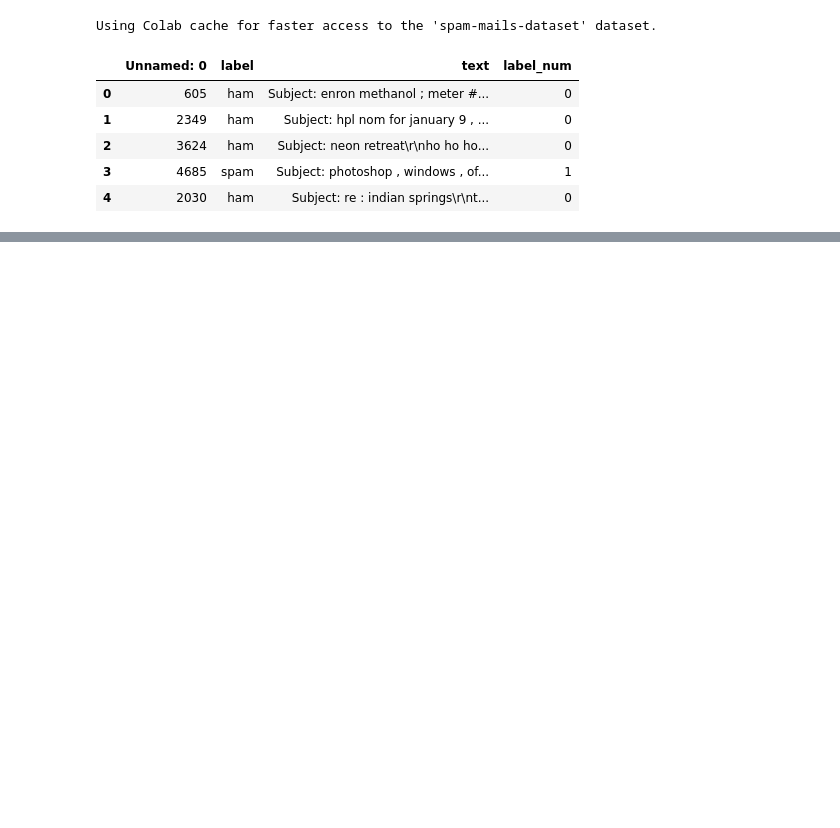
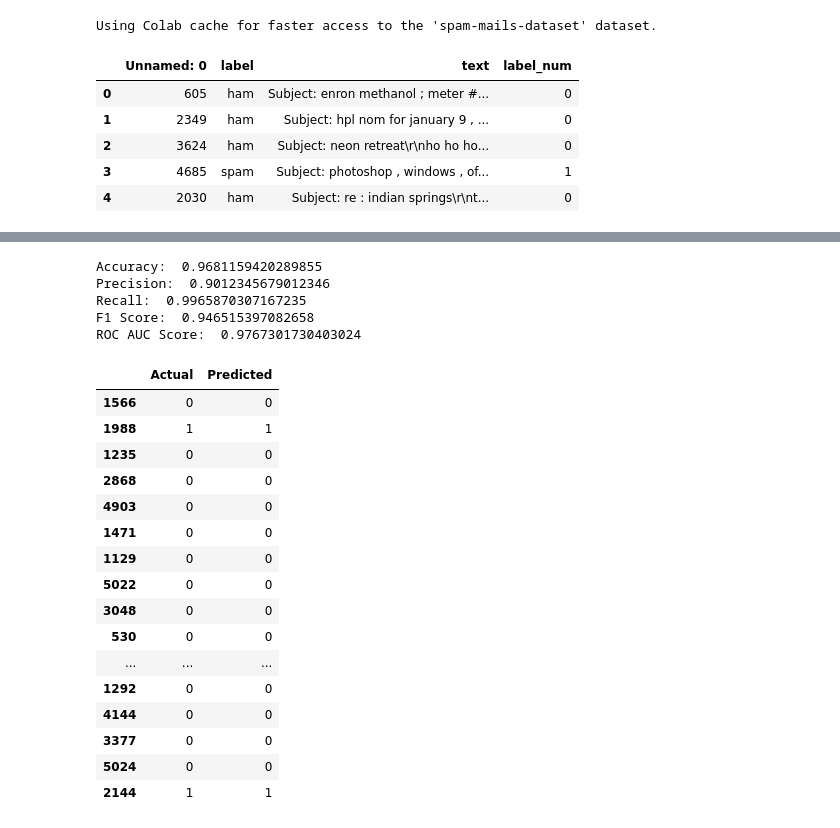
Before and after one commit to princedanson/Intermidiate_1, a Jupyter notebook: tutorials/contact_3_intermediate/Question_2.ipynb, the cells around one changed output, grey strips where cells are left out. Cells and saved outputs as stored; diff of their text form; code cells hidden in the pictures; blank space fills up the shorter version.

```diff
--- a/tutorials/contact_3_intermediate/Question_2.ipynb
+++ b/tutorials/contact_3_intermediate/Question_2.ipynb
@@ -50,0 +88,33 @@ pred
+# %%
+print("Accuracy: ",accuracy_score(y_test,pred))
+print("Precision: ",precision_score(y_test,pred))
+print("Recall: ",recall_score(y_test,pred))
+print("F1 Score: ",f1_score(y_test,pred))
+print("ROC AUC Score: ",roc_auc_score(y_test,pred))
+# %% [output]
+Accuracy:  0.9681159420289855
+Precision:  0.9012345679012346
+Recall:  0.9965870307167235
+F1 Score:  0.946515397082658
+ROC AUC Score:  0.9767301730403024
+# %%
+check = pd.DataFrame({'Actual':y_test,'Predicted':pred})
+check.head(50)
+# %% [output]
+|  | Actual | Predicted |
+| 1566 | 0 | 0 |
+| 1988 | 1 | 1 |
+| 1235 | 0 | 0 |
+| 2868 | 0 | 0 |
+| 4903 | 0 | 0 |
+| 1471 | 0 | 0 |
+| 1129 | 0 | 0 |
+| 5022 | 0 | 0 |
+| 3048 | 0 | 0 |
+| 530 | 0 | 0 |
+| ... | ... | ... |
+| 1292 | 0 | 0 |
+| 4144 | 0 | 0 |
+| 3377 | 0 | 0 |
+| 5024 | 0 | 0 |
+| 2144 | 1 | 1 |
```
Also changed, not shown: parts of 6 cells of this notebook.
